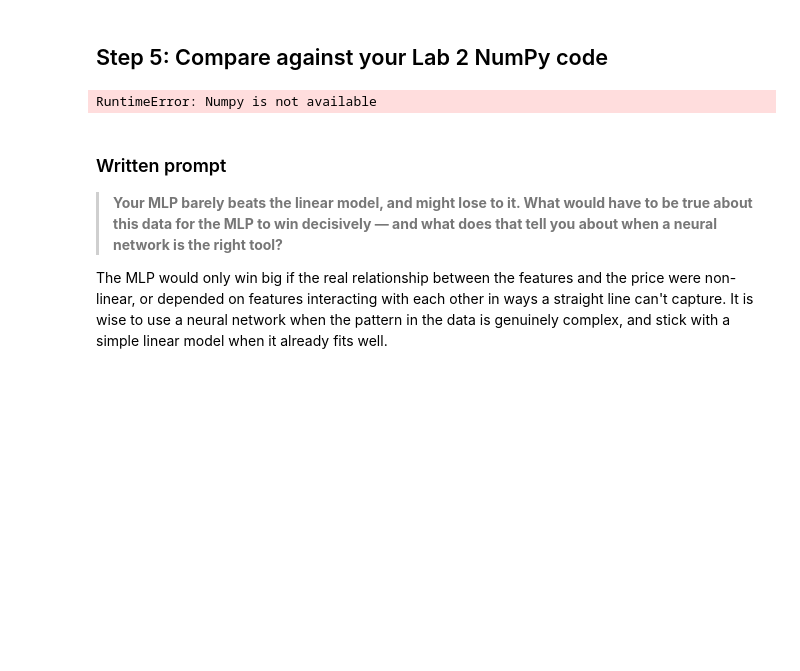
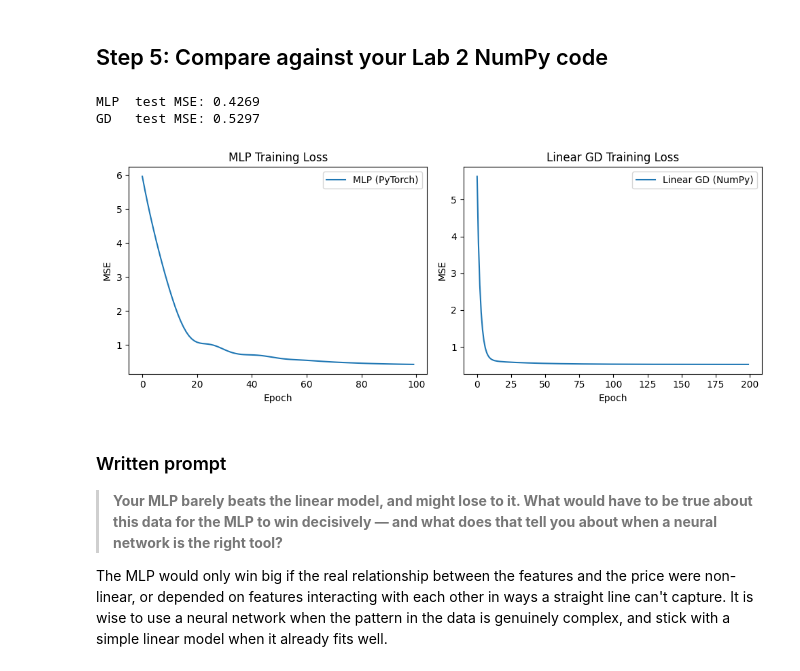
Before and after one commit to pragszz/lab4_neural_networks, a Jupyter notebook: day1_regression_starter.ipynb, the cells around one changed output. Saved outputs shown, nothing was run; the diff lists cells and outputs as text; code cells hidden in the pictures; blank space fills up the shorter version.

```diff
--- a/day1_regression_starter.ipynb
+++ b/day1_regression_starter.ipynb
@@ -102,25 +84,44 @@ plt.show()
 # %%
 # TODO: fit a linear model on the same preprocessed data using your own hand-derived
 # gradient descent, compare test MSE against the MLP, plot both curves side by side
 from stage_a_regression import gradient_descent_numpy
 
 w, b, gd_losses, gd_test_mse = gradient_descent_numpy(
-        X_train, y_train, X_test, y_test)
+    X_train,
+    y_train,
+    X_test,
+    y_test
+)
 
 print(f"MLP  test MSE: {mlp_test_mse:.4f}")
 print(f"GD   test MSE: {gd_test_mse:.4f}")
 
 torch.save(model.state_dict(), "stage_a.pt")
 
-    # --- plot both curves ---
+# --- plot both curves ---
+plt.figure(figsize=(10, 4))
+
+plt.subplot(1, 2, 1)
 plt.plot(mlp_losses, label="MLP (PyTorch)")
+plt.xlabel("Epoch")
+plt.ylabel("MSE")
+plt.legend()
+plt.title("MLP Training Loss")
+
+plt.subplot(1, 2, 2)
 plt.plot(gd_losses, label="Linear GD (NumPy)")
-plt.xlabel("epoch"); plt.ylabel("MSE"); plt.legend()
-plt.title("Training loss: MLP vs hand-derived GD")
+plt.xlabel("Epoch")
+plt.ylabel("MSE")
+plt.legend()
+plt.title("Linear GD Training Loss")
+
+plt.tight_layout()
 plt.savefig("day1_curves.png", dpi=120)
 plt.show()
 # %% [output]
-RuntimeError: Numpy is not available
+MLP  test MSE: 0.4269
+GD   test MSE: 0.5297
+[figure, added]
 # %% [markdown]
 ### Written prompt
 
```
Also changed, not shown: parts of 2 cells of this notebook, 8 other files.
